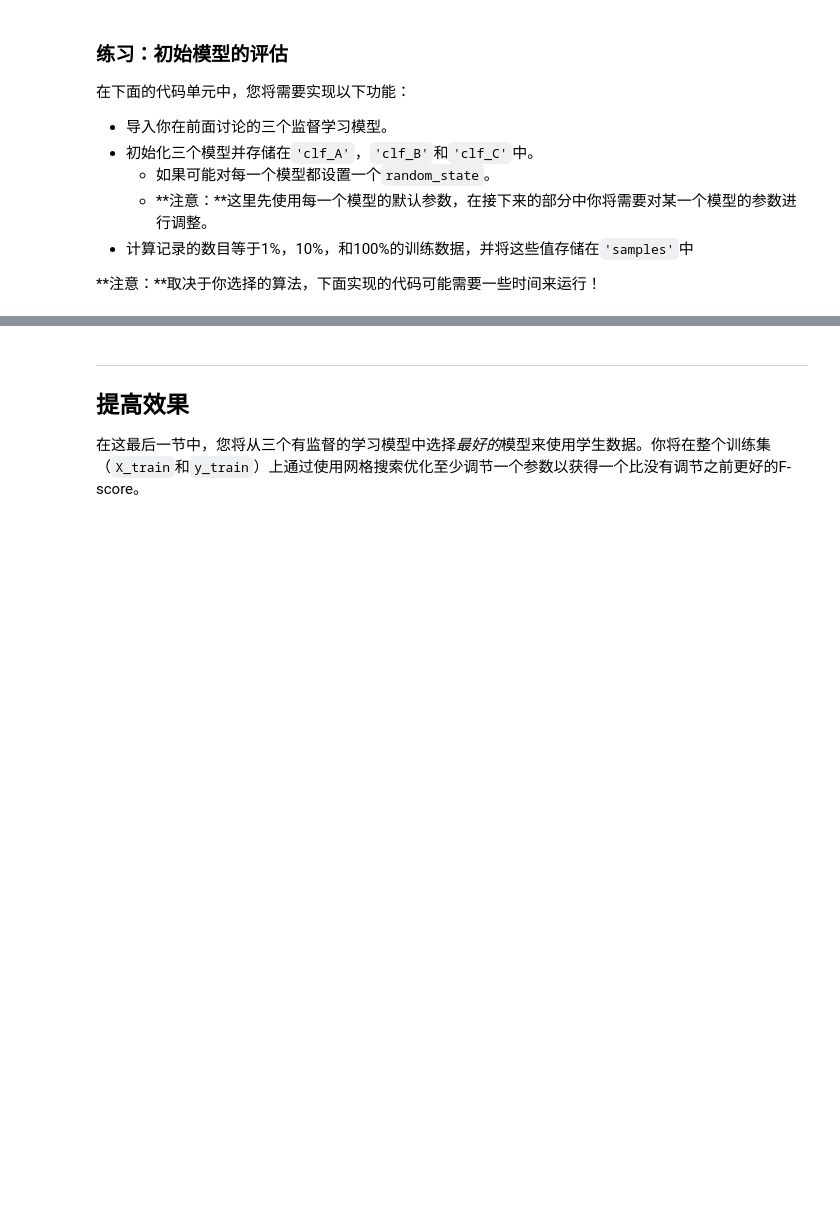
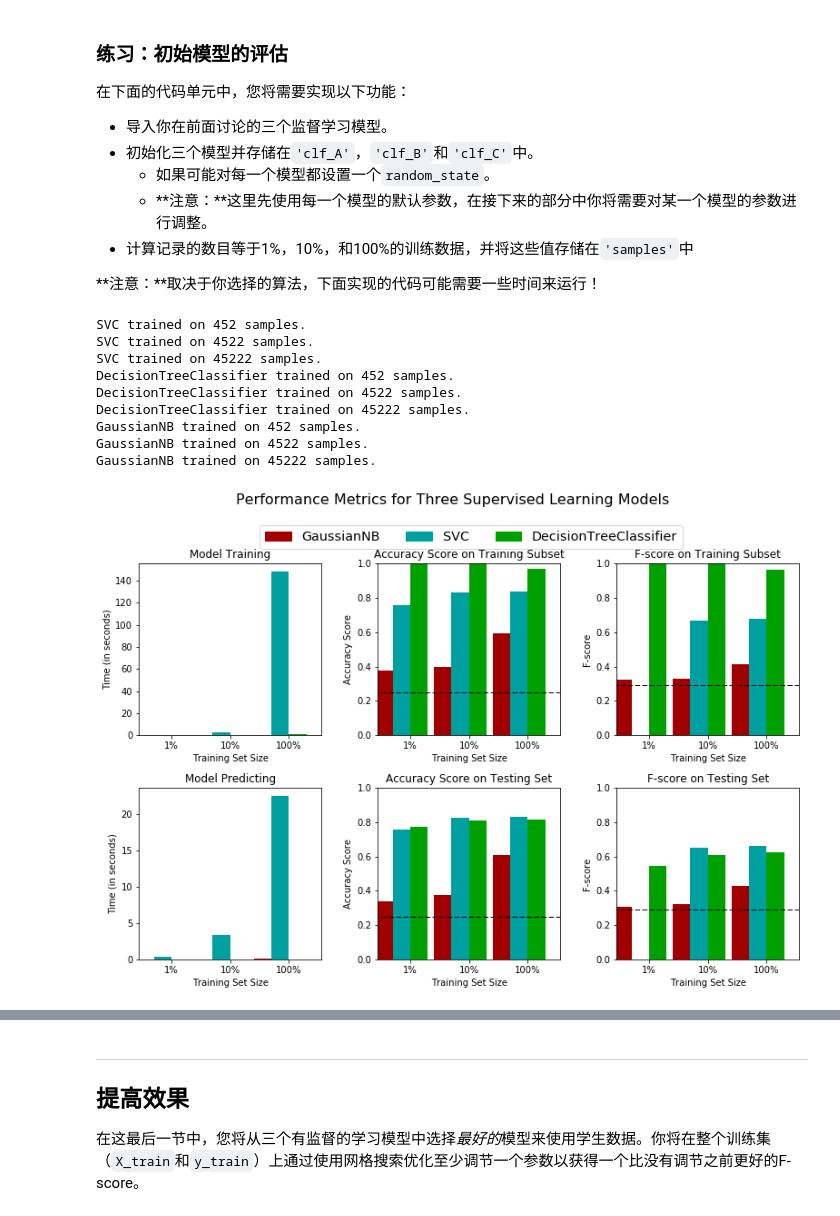
Before and after one commit to jesnssmith/find_donor, a Jupyter notebook: finding_donors.ipynb, the cells around one changed output, grey strips where cells are left out. Saved outputs shown, nothing was run; the diff lists cells and outputs as text; code cells hidden in the pictures; blank space fills up the shorter version.

```diff
--- a/finding_donors.ipynb
+++ b/finding_donors.ipynb
@@ -282,2 +354,0 @@ pd.Series([1,2,3,5,6]).dtype
-# %%
-y_train=y_train.astype("int64",raise_on_error=False)
@@ -288,37 +354,0 @@ y_train.dtype
-# %%
-# TODO：从sklearn中导入两个评价指标 - fbeta_score和accuracy_score
-from sklearn.metrics import fbeta_score, accuracy_score
-from sklearn.svm import SVC
-from sklearn.naive_bayes import GaussianNB
-
-result={}
-sample_size=int(0.1*n_records)
-start=time()
-learner=SVC()
-learner.fit(X_train,y_train.values)
-end=time()
-train_time=end-start
-print "time:{train:<}".format(train=train_time)
-
-start = time() # 获得程序开始时间
-predictions_test = learner.predict(X_test)
-predictions_train = learner.predict(X_train[:300])
-end = time()
-
-pred_time=end-start
-
-
-results['acc_train'] = accuracy_score(y_train[:300],predictions_train)
-
-# TODO：计算在测试集上的准确率
-results['acc_test'] = accuracy_score(y_test,predictions_test)
-
-# TODO：计算在最前面300个训练数据上的F-score
-results['f_train'] = fbeta_score(y_train[:300].values,predictions_train,beta=0.5)
-
-# TODO：计算测试集上的F-score
-results['f_test'] = fbeta_score(y_test.values,predictions_test,beta=0.5)
-
-
-# 成功
-print "{} trained on {} samples.".format(learner.__class__.__name__, sample_size)
@@ -348,25 +372,36 @@ fbeta_score(y_true, y_pred)
 # %%
 # TODO：从sklearn中导入三个监督学习模型
 from sklearn.svm import SVC
 from sklearn.tree import DecisionTreeClassifier
 from sklearn.naive_bayes import GaussianNB
 # TODO：初始化三个模型
-clf_A = SVC
-clf_B = DecisionTreeClassifier
-clf_C = GaussianNB
+clf_A = SVC()
+clf_B = DecisionTreeClassifier()
+clf_C = GaussianNB()
 # TODO：计算1%， 10%， 100%的训练数据分别对应多少点
 samples_1 = int(0.01*n_records)
 samples_10 = int(0.1*n_records)
 samples_100 = 1*n_records
 
 # 收集学习器的结果
 results = {}
 for clf in [clf_A, clf_B, clf_C]:
     clf_name = clf.__class__.__name__
     results[clf_name] = {}
     for i, samples in enumerate([samples_1, samples_10, samples_100]):
         results[clf_name][i] = \
         train_predict(clf, samples, X_train, y_train, X_test, y_test)
 
 # 对选择的三个模型得到的评价结果进行可视化
 vs.evaluate(results, accuracy, fscore)
+# %% [output]
+SVC trained on 452 samples.
+SVC trained on 4522 samples.
+SVC trained on 45222 samples.
+DecisionTreeClassifier trained on 452 samples.
+DecisionTreeClassifier trained on 4522 samples.
+DecisionTreeClassifier trained on 45222 samples.
+GaussianNB trained on 452 samples.
+GaussianNB trained on 4522 samples.
+GaussianNB trained on 45222 samples.
+[figure, added]
```
Also changed, not shown: parts of 40 cells of this notebook, 1 other file.
